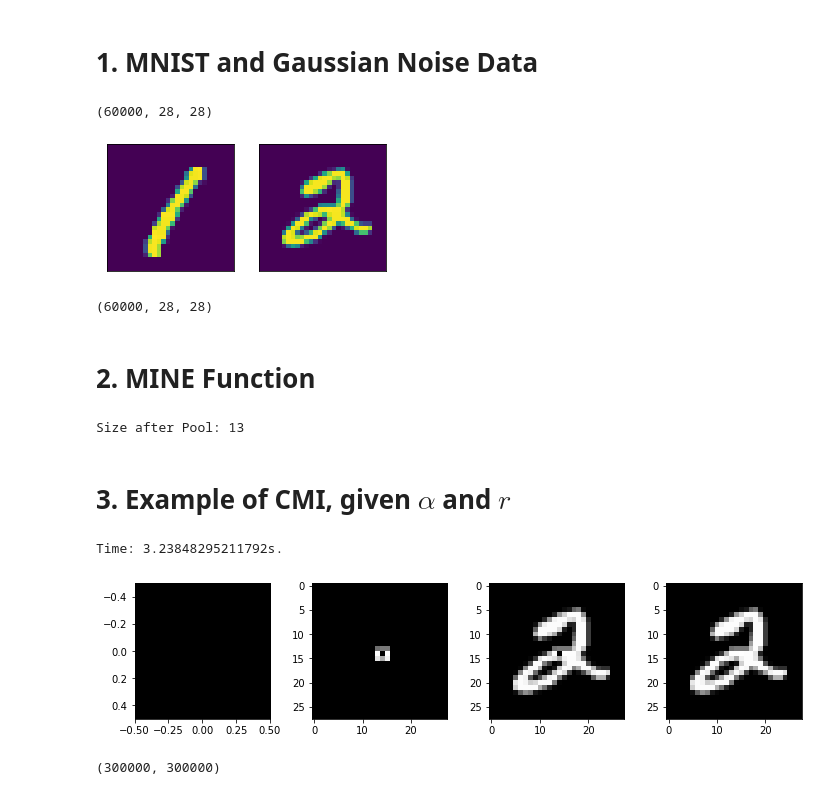
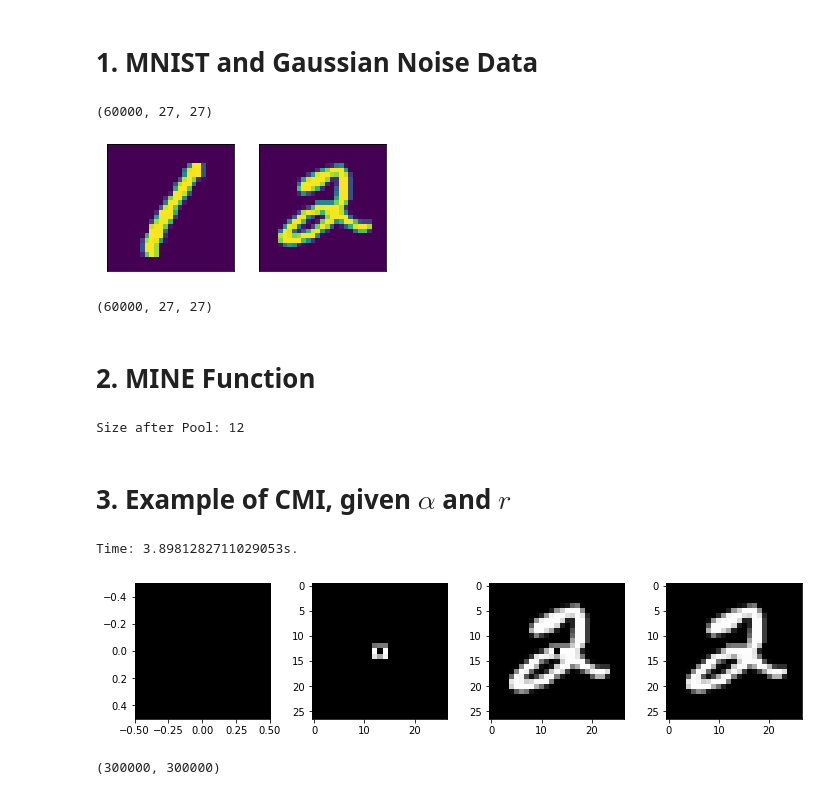
Before and after one commit to Fangjun-Hu/Local-Diffusion-Models-and-Phases-of-Data-Distributions, a Jupyter notebook: mnist/mnist_cmi_heatmap.ipynb, the cells around one changed output. Drawn from its saved outputs; the diff is of its cells as text; code cells hidden in the pictures.

```diff
--- a/mnist/mnist_cmi_heatmap.ipynb
+++ b/mnist/mnist_cmi_heatmap.ipynb
@@ -38,38 +38,38 @@ random.seed(rseed)
 N_tr = 60000
 train_data_full   = np.zeros((N_tr, 28, 28))
 train_index = np.sort(random.sample(range(60000), k=N_tr))
 for i in range(N_tr):
     c = train_index[i]
     train_data_full[i,:,:] = train_data[c,:,:]
 
 sum_first_row = train_data_full[:, 0, :].sum()
 sum_first_col = train_data_full[:, :, 0].sum()
 total_sum = sum_first_row + sum_first_col
 total_sum, sum_first_row
 
 ### Scaling by 1/255
-# train_data_full = train_data_full[:, 1:, 1:]
+train_data_full = train_data_full[:, 1:, 1:]
 train_data_full = train_data_full/255
 
 print(train_data_full.shape)
 
 nCl = 10
-Ls  = 28   # Linear size
-nr, nc = 28, 28
+Ls  = 27   # Linear size
+nr, nc = 27, 27
 dim = nr * nc
 
 fig, axs = plt.subplots(1, 2, figsize=(5,5))
 ax = axs[0]
 ax.imshow(train_data_full[3], vmin=0, vmax=1)
 ax.get_xaxis().set_visible(False)
 ax.get_yaxis().set_visible(False)
 ax = axs[1]
 ax.imshow(train_data_full[5], vmin=0, vmax=1)
 ax.get_xaxis().set_visible(False)
 ax.get_yaxis().set_visible(False)
 # %% [output]
-(60000, 28, 28)
+(60000, 27, 27)
-[figure, old version]
+[figure, new version]
 # %%
 ## Generate Gaussian Noise
 
@@ -81,7 +81,7 @@ np.random.seed(seed)
 noise_full = np.random.normal(loc=mean, scale=std, size=(N_tr, nr, nc))
 noise_full.shape
 # %% [output]
-(60000, 28, 28)
+(60000, 27, 27)
 # %% [markdown]
 # 2. MINE Function
 # %%
@@ -239,7 +239,7 @@ def train_NN(X_samples, Z_samples, mine_net, mine_net_optim, scheduler, batch_si
 def ma(a, window_size=100):
     return [np.mean(a[i:i + window_size]) for i in range(0, len(a) - window_size)]
 # %%
-input_size  = 28
+input_size  = 27
 kernel_size = 3
 n_padding   = 0
 L_conv = int(np.floor((input_size - kernel_size + 2*n_padding)/1) + 1)
@@ -247,7 +247,7 @@ L_pool = int(np.floor((L_conv - 2)/2) + 1)
 print(f'Size after Pool: {L_pool}')
 
 class MineCNN(nn.Module):
-    def __init__(self, input_size=28, kernel_size=3, hidden_size=256, out_channels=32, n_padding=0, dropout_conv=0.10, dropout_fc=0.30):
+    def __init__(self, input_size=27, kernel_size=3, hidden_size=256, out_channels=32, n_padding=0, dropout_conv=0.10, dropout_fc=0.30):
         super(MineCNN, self).__init__()
 
         self.conv1 = nn.Conv2d(in_channels=1, out_channels=out_channels, kernel_size=kernel_size, stride=1, padding=n_padding)
@@ -274,7 +274,7 @@ class MineCNN(nn.Module):
 
         return self.fc_out(x)  # Output shape: (B, 1)
 # %% [output]
-Size after Pool: 13
+Size after Pool: 12
 # %% [markdown]
 # 3. Example of CMI, given $\alpha$ and $r$
 # %%
@@ -299,8 +299,8 @@ axes[3].imshow(images[idx],  cmap='gray')
 plt.tight_layout()
 plt.show()
 # %% [output]
-Time: 3.23848295211792s.
+Time: 3.8981282711029053s.
-[figure, old version]
+[figure, new version]
 # %%
 batch_size   = 100
 num_epoch    = 500
```
Also changed, not shown: parts of 2 cells of this notebook.
